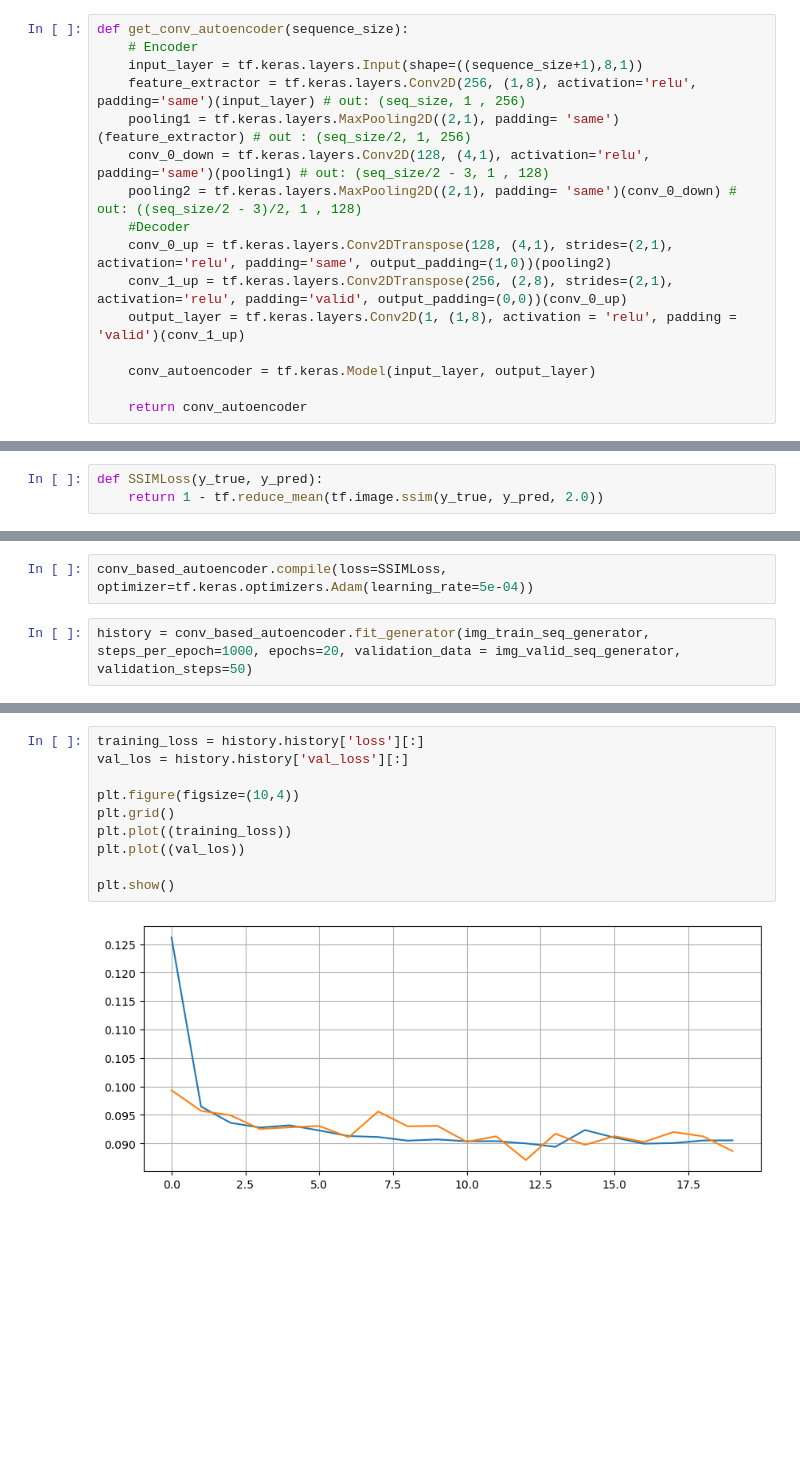
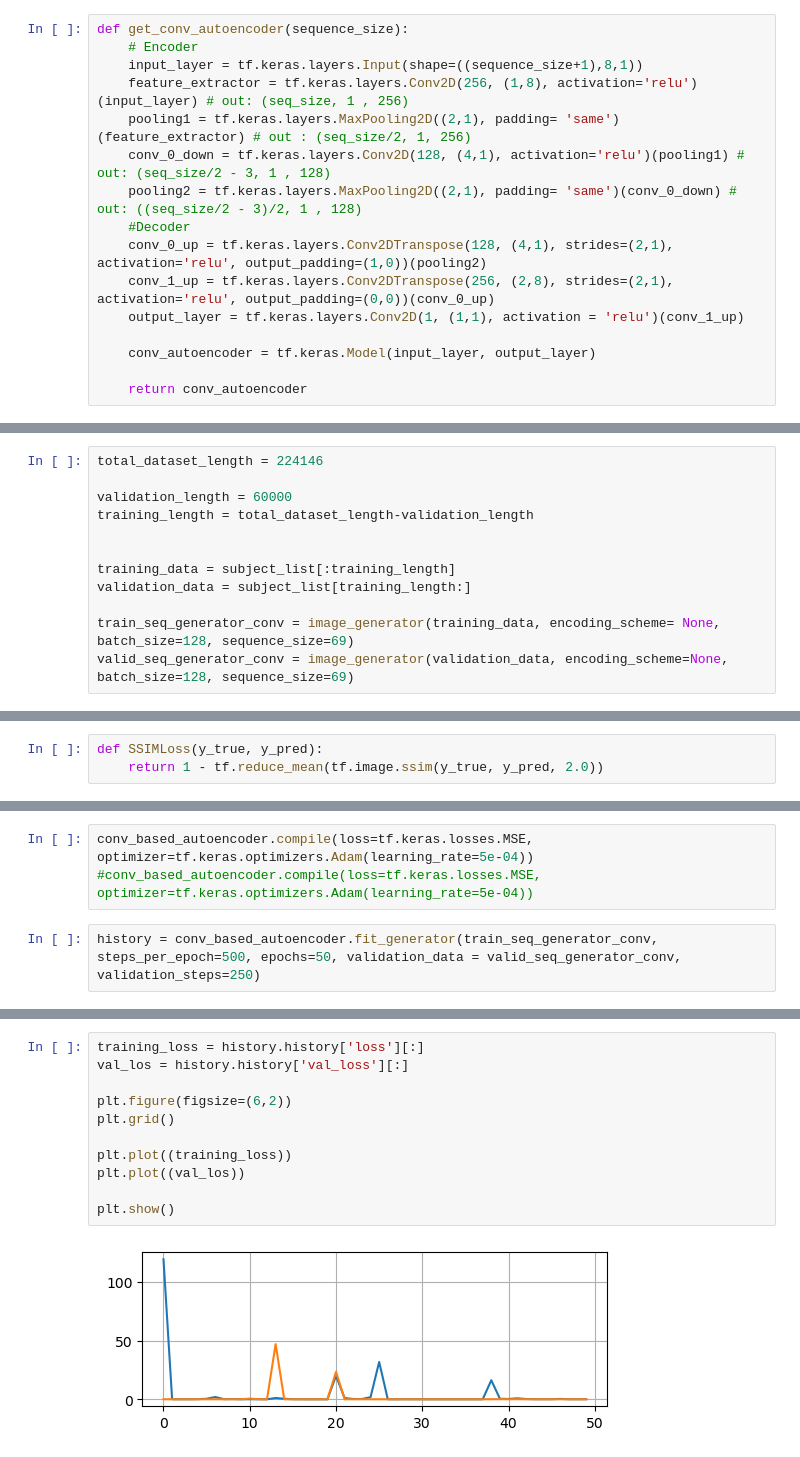
Before and after one commit to monowaranjum/TC3_REP_LEARNING, a Jupyter notebook: Prov2Vec.ipynb, the cells around one changed output, grey strips where cells are left out. Drawn from its saved outputs; the diff is of its cells as text; blank space fills up the shorter version.

```diff
--- a/Prov2Vec.ipynb
+++ b/Prov2Vec.ipynb
@@ -417,14 +500,14 @@ def image_generator(datasource , encoding_scheme = None, batch_size = 32, sequen
 def get_conv_autoencoder(sequence_size):
     # Encoder
     input_layer = tf.keras.layers.Input(shape=((sequence_size+1),8,1))
-    feature_extractor = tf.keras.layers.Conv2D(256, (1,8), activation='relu', padding='same')(input_layer) # out: (seq_size, 1 , 256)
+    feature_extractor = tf.keras.layers.Conv2D(256, (1,8), activation='relu')(input_layer) # out: (seq_size, 1 , 256)
     pooling1 = tf.keras.layers.MaxPooling2D((2,1), padding= 'same')(feature_extractor) # out : (seq_size/2, 1, 256)
-    conv_0_down = tf.keras.layers.Conv2D(128, (4,1), activation='relu', padding='same')(pooling1) # out: (seq_size/2 - 3, 1 , 128)
+    conv_0_down = tf.keras.layers.Conv2D(128, (4,1), activation='relu')(pooling1) # out: (seq_size/2 - 3, 1 , 128)
     pooling2 = tf.keras.layers.MaxPooling2D((2,1), padding= 'same')(conv_0_down) # out: ((seq_size/2 - 3)/2, 1 , 128)
     #Decoder
-    conv_0_up = tf.keras.layers.Conv2DTranspose(128, (4,1), strides=(2,1), activation='relu', padding='same', output_padding=(1,0))(pooling2)
-    conv_1_up = tf.keras.layers.Conv2DTranspose(256, (2,8), strides=(2,1), activation='relu', padding='valid', output_padding=(0,0))(conv_0_up)
-    output_layer = tf.keras.layers.Conv2D(1, (1,8), activation = 'relu', padding = 'valid')(conv_1_up)
+    conv_0_up = tf.keras.layers.Conv2DTranspose(128, (4,1), strides=(2,1), activation='relu', output_padding=(1,0))(pooling2)
+    conv_1_up = tf.keras.layers.Conv2DTranspose(256, (2,8), strides=(2,1), activation='relu', output_padding=(0,0))(conv_0_up)
+    output_layer = tf.keras.layers.Conv2D(1, (1,1), activation = 'relu')(conv_1_up)
 
     conv_autoencoder = tf.keras.Model(input_layer, output_layer)
 
@@ -436,3 +534,15 @@ def get_conv_autoencoder_no_pooling(sequence_size):
+# %%
+total_dataset_length = 224146
+
+validation_length = 60000
+training_length = total_dataset_length-validation_length
+
+
+training_data = subject_list[:training_length]
+validation_data = subject_list[training_length:]
+
+train_seq_generator_conv = image_generator(training_data, encoding_scheme= None, batch_size=128, sequence_size=69)
+valid_seq_generator_conv = image_generator(validation_data, encoding_scheme=None, batch_size=128, sequence_size=69)
 # %%
 tf.keras.backend.clear_session()
 # %%
@@ -480,5 +580,6 @@ img_valid_seq_generator = image_generator(validation_data, encoding_scheme=None,
 # %%
-conv_based_autoencoder.compile(loss=SSIMLoss, optimizer=tf.keras.optimizers.Adam(learning_rate=5e-04))
+conv_based_autoencoder.compile(loss=tf.keras.losses.MSE, optimizer=tf.keras.optimizers.Adam(learning_rate=5e-04))
+#conv_based_autoencoder.compile(loss=tf.keras.losses.MSE, optimizer=tf.keras.optimizers.Adam(learning_rate=5e-04))
 # %%
-history = conv_based_autoencoder.fit_generator(img_train_seq_generator, steps_per_epoch=1000, epochs=20, validation_data = img_valid_seq_generator, validation_steps=50)
+history = conv_based_autoencoder.fit_generator(train_seq_generator_conv, steps_per_epoch=500, epochs=50, validation_data = valid_seq_generator_conv, validation_steps=250)
 # %% [output]
@@ -502,12 +603,13 @@ Epoch 20/20
 # %%
 training_loss = history.history['loss'][:]
 val_los = history.history['val_loss'][:]
 
-plt.figure(figsize=(10,4))
+plt.figure(figsize=(6,2))
 plt.grid()
+
 plt.plot((training_loss))
 plt.plot((val_los))
 
 plt.show()
 # %% [output]
-[figure, old version]
+[figure, new version]
```
Also changed, not shown: parts of 36 cells of this notebook, 2 other files.
